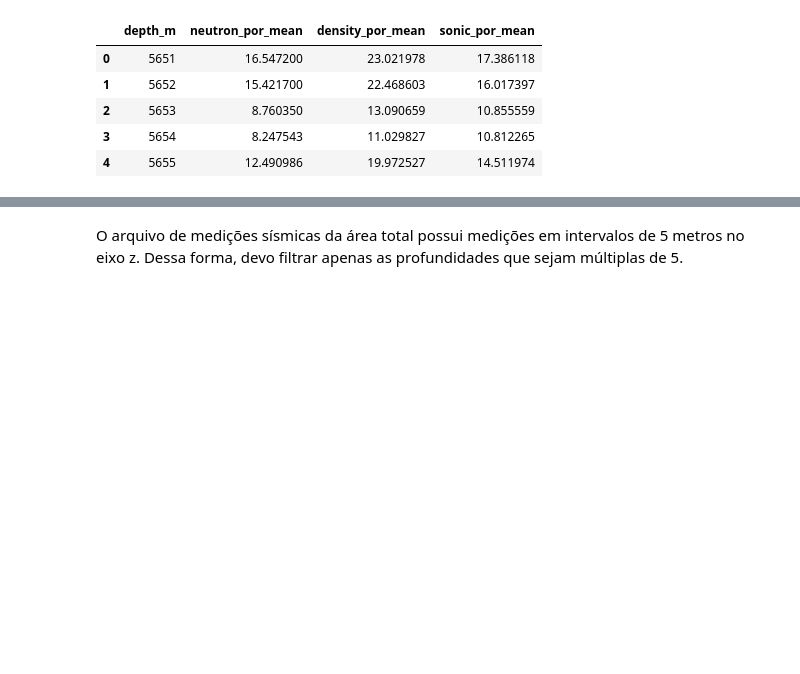
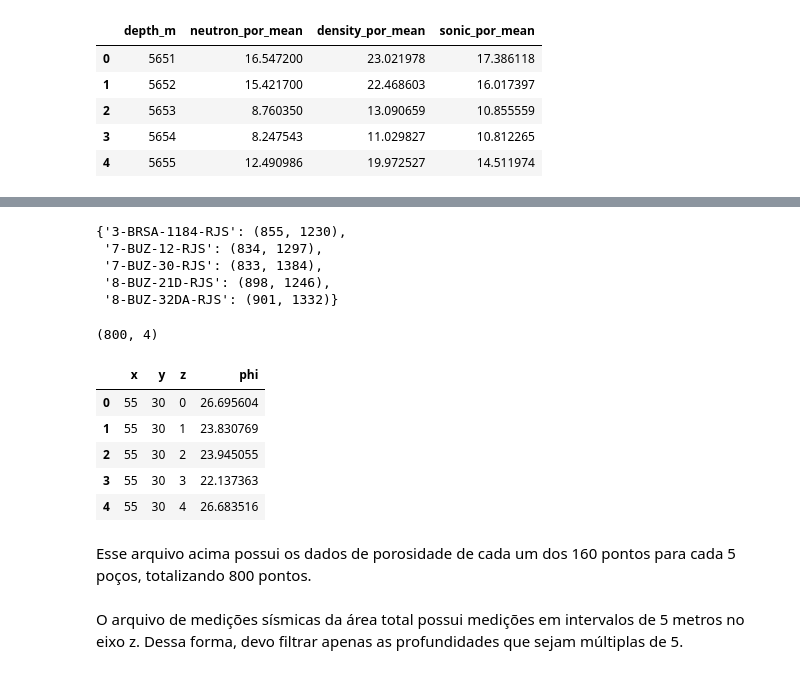
Before and after one commit to georgeteodoro/petroiageo, a Jupyter notebook: src/exploration/notebooks/Viz/ANP/Buzios/4-test_area_1_viz.ipynb, the cells around one changed output, grey strips where cells are left out. Drawn from its saved outputs; the diff is of its cells as text; code cells hidden in the pictures; blank space fills up the shorter version.

Commit message:
data: salvando dados de porosidade filtrados e não filtrados

```diff
--- a/src/exploration/notebooks/Viz/ANP/Buzios/4-test_area_1_viz.ipynb
+++ b/src/exploration/notebooks/Viz/ANP/Buzios/4-test_area_1_viz.ipynb
@@ -8,0 +21,5 @@ import pathlib
+# %%
+area_1_coords = areas_df[areas_df['area'] == 'area1']
+min_y_area = area_1_coords['min_y'][0]
+min_x_area = area_1_coords['min_x'][0]
+min_x_area, min_y_area
@@ -217,0 +270,41 @@ agg_por_dfs_dict['8-BUZ-32DA-RJS'].head()
+# %%
+wells_names_and_coords = dict()
+for row_idx, row in area1_wells_info.iterrows():
+    well_name = row['Well']
+    x_coord = row['x_coord']
+    y_coord = row['y_coord']
+    wells_names_and_coords[well_name] = (x_coord, y_coord)
+# %%
+wells_names_and_coords
+# %% [output]
+{'3-BRSA-1184-RJS': (855, 1230),
+ '7-BUZ-12-RJS': (834, 1297),
+ '7-BUZ-30-RJS': (833, 1384),
+ '8-BUZ-21D-RJS': (898, 1246),
+ '8-BUZ-32DA-RJS': (901, 1332)}
+# %%
+area_mins = dict()
+area_mins['min_x'] = min_x_area
+area_mins['min_y'] = min_y_area
+# %%
+concated_agg_dfs = concat_multiple_dfs_with_target(
+    target_por='density_por_mean',
+    wells_names_and_coords=wells_names_and_coords,
+    wells_dfs=agg_por_dfs_dict,
+    area_mins=area_mins
+)
+# %%
+concated_agg_dfs.shape
+# %% [output]
+(800, 4)
+# %%
+concated_agg_dfs.head()
+# %% [output]
+|  | x | y | z | phi |
+| 0 | 55 | 30 | 0 | 26.695604 |
+| 1 | 55 | 30 | 1 | 23.830769 |
+| 2 | 55 | 30 | 2 | 23.945055 |
+| 3 | 55 | 30 | 3 | 22.137363 |
+| 4 | 55 | 30 | 4 | 26.683516 |
+# %% [markdown]
+Esse arquivo acima possui os dados de porosidade de cada um dos 160 pontos para cada 5 poços, totalizando 800 pontos.
```
Also changed, not shown: parts of 17 cells of this notebook, 5 other files.
